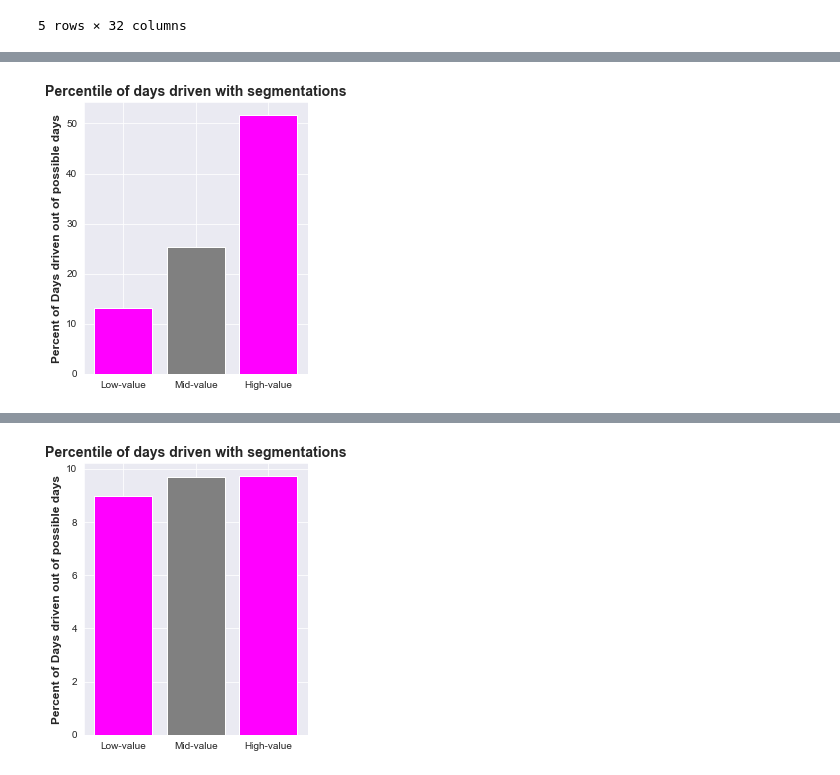
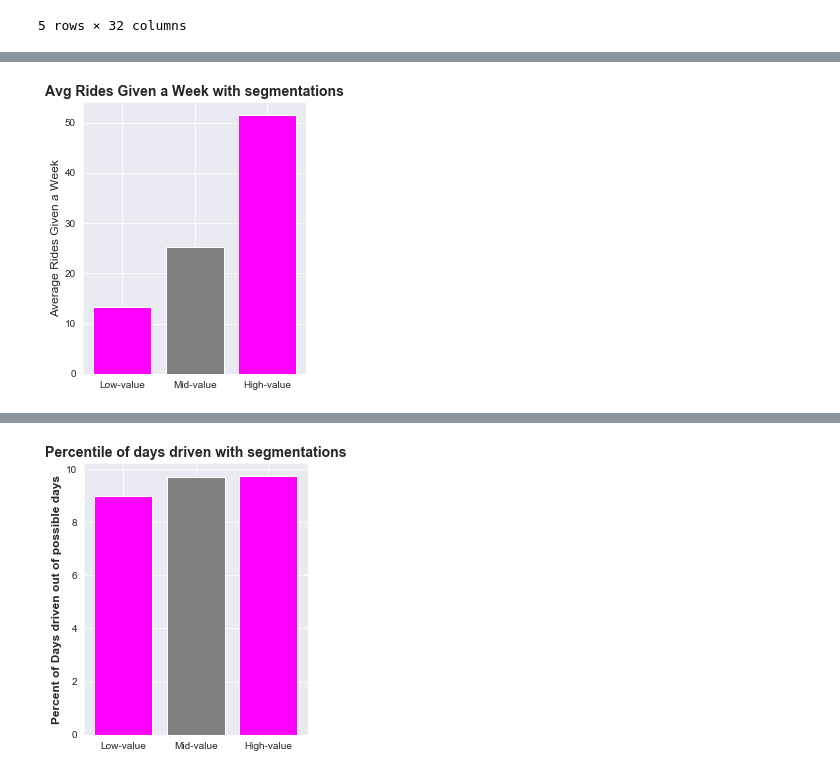
Before and after one commit to AugmentedMode/Lyft-Data-Challenge, a Jupyter notebook: Lyft-Analysis.ipynb, the cells around one changed output, grey strips where cells are left out. Cells and saved outputs as stored; diff of their text form; code cells hidden in the pictures.

```diff
--- a/Lyft-Analysis.ipynb
+++ b/Lyft-Analysis.ipynb
@@ -789,19 +789,19 @@ ax.grid('on')
 # %%
 low_possible_drive_days = updated_driver_data_df.loc[updated_driver_data_df['segment_of_drivers'] == 'Low-Value']['avg_rides_in_week'].mean()
 mid_possible_drive_days = updated_driver_data_df.loc[updated_driver_data_df['segment_of_drivers'] == 'Mid-Value']['avg_rides_in_week'].mean()
 high_possible_drive_days = updated_driver_data_df.loc[updated_driver_data_df['segment_of_drivers'] == 'High-Value']['avg_rides_in_week'].mean()
 
 fig = plt.figure(figsize=[4,5])
-plt.title('Percentile of days driven with segmentations', fontsize = 14, weight = 'bold')
+plt.title('Avg Rides Given a Week with segmentations', fontsize = 14, weight = 'bold')
 
 x = [low_possible_drive_days, mid_possible_drive_days, high_possible_drive_days]
 plt.bar(x = ('Low-value', 'Mid-value', 'High-value'), height = x, align='center', color=('fuchsia', 'gray', 'fuchsia'))
 
-plt.ylabel('Percent of Days driven out of possible days', fontsize = 12, weight = 'bold')
+plt.ylabel('Average Rides Given a Week', fontsize = 12)
 sns.set_style('darkgrid')
 ax.grid('on')
 # %% [output]
-[figure, old version]
+[figure, new version]
 # %%
 low_possible_drive_days = updated_driver_data_df.loc[updated_driver_data_df['segment_of_drivers'] == 'Low-Value']['percent_prime_time_rides'].mean()
 mid_possible_drive_days = updated_driver_data_df.loc[updated_driver_data_df['segment_of_drivers'] == 'Mid-Value']['percent_prime_time_rides'].mean()
```
Also changed, not shown: parts of 32 cells of this notebook.
